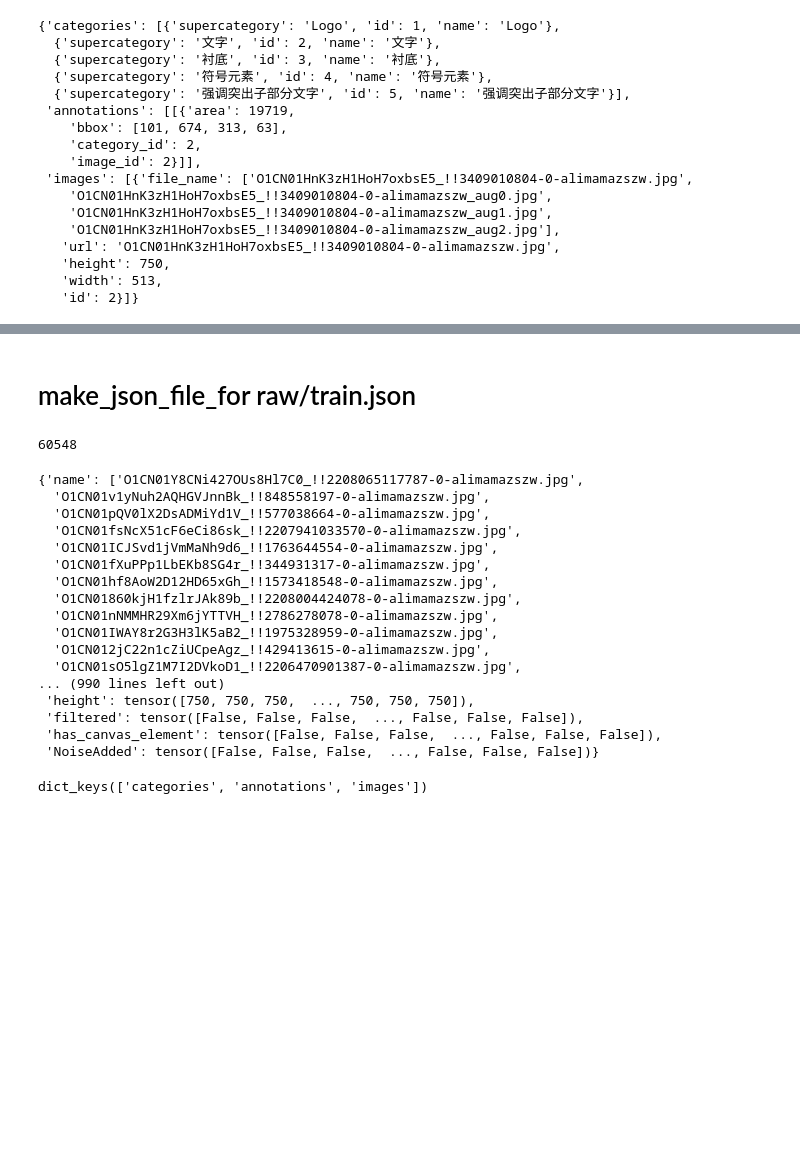
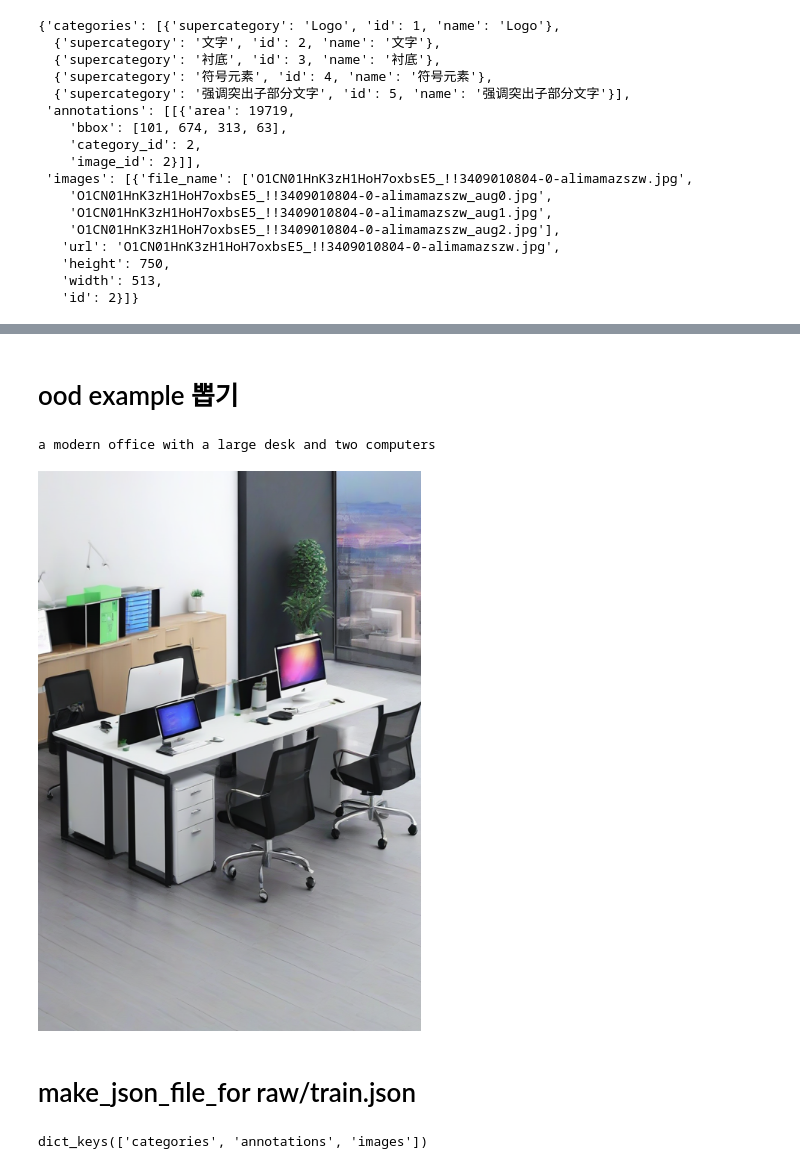
Before and after one commit to jaepoong/PosterNUWA, a Jupyter notebook: test2.ipynb, the cells around one changed output, grey strips where cells are left out. Saved outputs shown, nothing was run; the diff lists cells and outputs as text; code cells hidden in the pictures; blank space fills up the shorter version.

```diff
--- a/test2.ipynb
+++ b/test2.ipynb
@@ -580,0 +597,2 @@ metrics_ali(clx_gt,boxx_gt)
+# %% [markdown]
+# ood example 뽑기
@@ -581,3 +739,13 @@ metrics_ali(clx_gt,boxx_gt)
+# %%
+#display(orig_image.resize([513,750]))
+#display(depth_image.resize([513,750]))
+print(caption_orig)
+#ind = 0
+ind -= 1
+generated_image[ind].resize([513,750])
+# %% [output]
+a modern office with a large desk and two computers
+[figure, added]
 # %% [markdown]
 # make_json_file_for raw/train.json
 # %%
@@ -596,32 +764,6 @@ train_json["images"] +=test_json["images"]
 
 with open("/data1/poong/PosterNUWA/data/cgl_dataset/for_posternuwa/raw/train.json","w") as f:
     train_json = json.dump(train_json,f,indent=2)
-# %%
-len(train_json['annotations'])
-# %% [output]
-60548
-# %%
-import torch
-d = torch.load("/data1/poong/PosterNUWA/data/cgl_dataset/for_posternuwa/processed/train.pt")
-d[0].attr
-# %% [output]
-{'name': ['O1CN01Y8CNi427OUs8Hl7C0_!!2208065117787-0-alimamazszw.jpg',
-  'O1CN01v1yNuh2AQHGVJnnBk_!!848558197-0-alimamazszw.jpg',
-  'O1CN01pQV0lX2DsADMiYd1V_!!577038664-0-alimamazszw.jpg',
-  'O1CN01fsNcX51cF6eCi86sk_!!2207941033570-0-alimamazszw.jpg',
-  'O1CN01ICJSvd1jVmMaNh9d6_!!1763644554-0-alimamazszw.jpg',
-  'O1CN01fXuPPp1LbEKb8SG4r_!!344931317-0-alimamazszw.jpg',
-  'O1CN01hf8AoW2D12HD65xGh_!!1573418548-0-alimamazszw.jpg',
-  'O1CN01860kjH1fzlrJAk89b_!!2208004424078-0-alimamazszw.jpg',
-  'O1CN01nNMMHR29Xm6jYTTVH_!!2786278078-0-alimamazszw.jpg',
-  'O1CN01IWAY8r2G3H3lK5aB2_!!1975328959-0-alimamazszw.jpg',
-  'O1CN012jC22n1cZiUCpeAgz_!!429413615-0-alimamazszw.jpg',
-  'O1CN01sO5lgZ1M7I2DVkoD1_!!2206470901387-0-alimamazszw.jpg',
-... (990 lines left out)
- 'height': tensor([750, 750, 750,  ..., 750, 750, 750]),
- 'filtered': tensor([False, False, False,  ..., False, False, False]),
- 'has_canvas_element': tensor([False, False, False,  ..., False, False, False]),
- 'NoiseAdded': tensor([False, False, False,  ..., False, False, False])}
 # %%
 import torch
 import numpy as np
```
Also changed, not shown: parts of 25 cells of this notebook, 50 other files.
